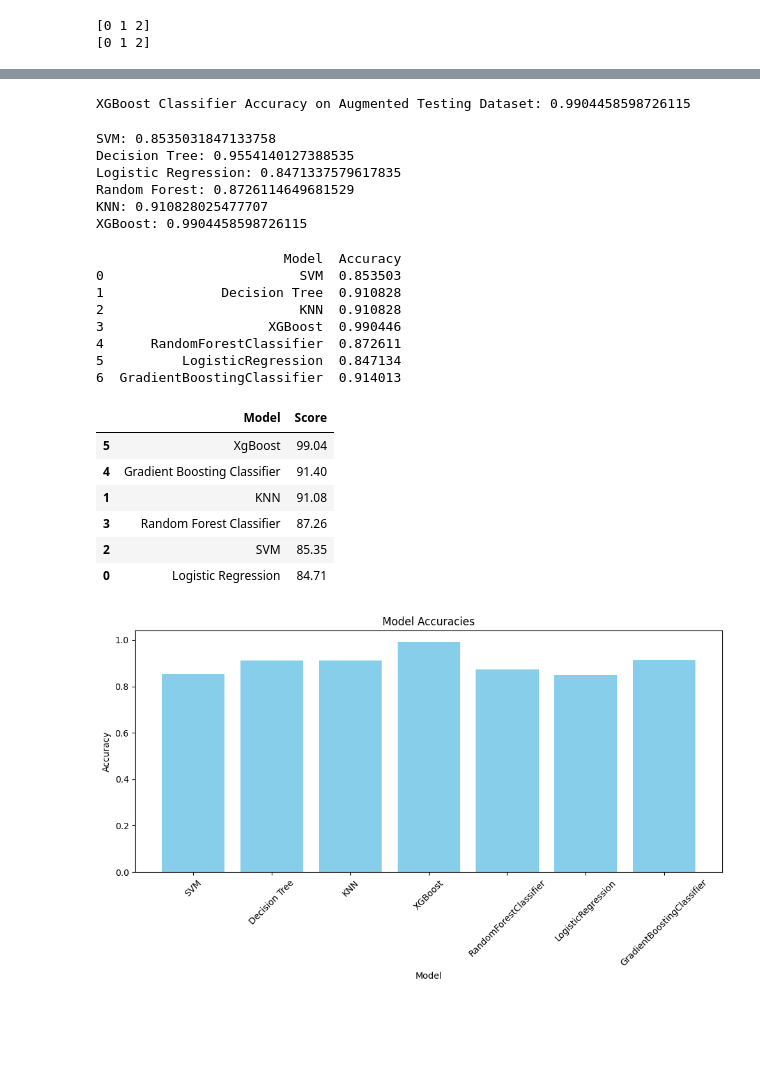
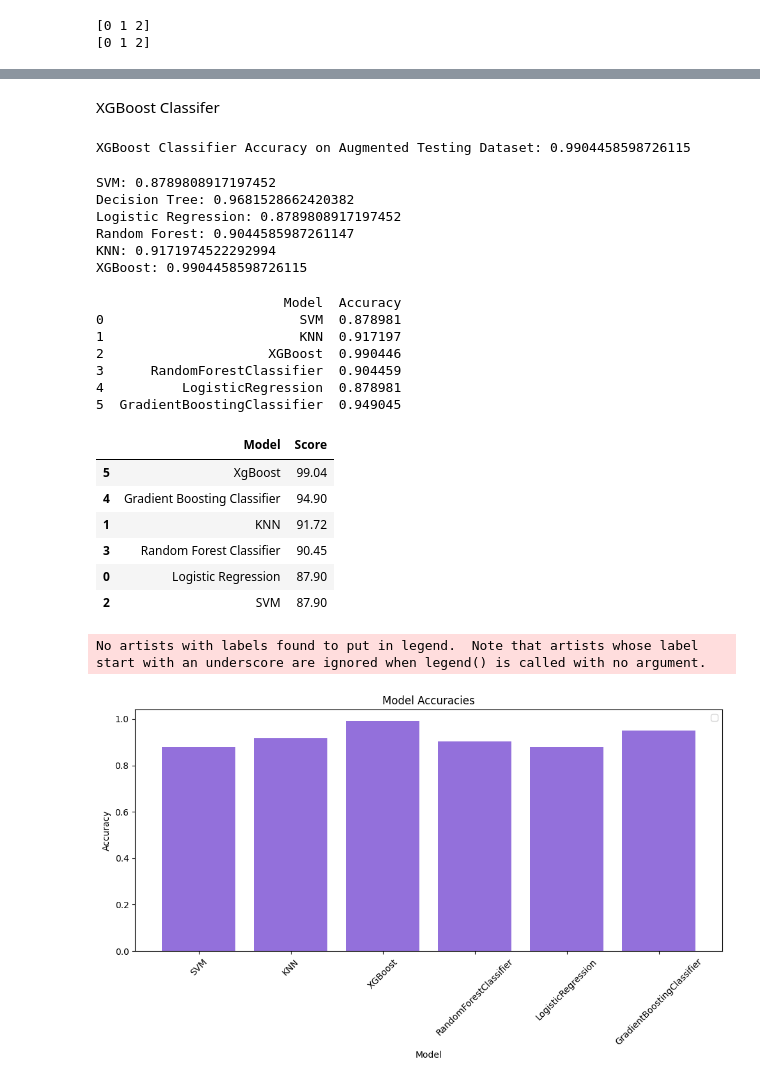
Before and after one commit to srivishnumv/Cancer_Prediction_using_GenAI, a Jupyter notebook: Code/Gan.ipynb, the cells around one changed output, grey strips where cells are left out. Saved outputs shown, nothing was run; the diff lists cells and outputs as text; code cells hidden in the pictures; blank space fills up the shorter version.

Commit message:
model visualization changes

```diff
--- a/Code/Gan.ipynb
+++ b/Code/Gan.ipynb
@@ -7,2 +11,2 @@ from keras.optimizers import Adam
 # %%
-data = pd.read_csv('C:/Users/Srivishnu/OneDrive/Desktop/data.csv')
+data = pd.read_csv('C:/Users/Srivishnu/OneDrive/Desktop/Project_Code/Cancer_Prediction_using_GenAI/data.csv')
@@ -224,12 +254,0 @@ Logistic Regression Classifier Accuracy on Augmented Testing Dataset: 0.84713375
-# %%
-from sklearn.ensemble import RandomForestClassifier
-
-# Initialize Random Forest classifier
-rf_classifier = RandomForestClassifier(random_state=42)
-
-# Train the Random Forest classifier on the augmented training dataset
-rf_classifier.fit(X_train_augmented, y_train_encoded)
-
-# Evaluate the Random Forest classifier on the augmented testing dataset
-accuracy_rf = rf_classifier.score(X_test_augmented, y_test_encoded)
-print("Random Forest Classifier Accuracy on Augmented Testing Dataset:", accuracy_rf)
@@ -252,12 +270,0 @@ Gradient Boosting Classifier Accuracy on Augmented Testing Dataset: 0.9140127388
-# %%
-from sklearn.ensemble import GradientBoostingClassifier
-
-# Initialize Gradient Boosting classifier
-gb_classifier = GradientBoostingClassifier(random_state=42)
-
-# Train the Gradient Boosting classifier on the augmented training dataset
-gb_classifier.fit(X_train_augmented, y_train_encoded)
-
-# Evaluate the Gradient Boosting classifier on the augmented testing dataset
-accuracy_gb = gb_classifier.score(X_test_augmented, y_test_encoded)
-print("Gradient Boosting Classifier Accuracy on Augmented Testing Dataset:", accuracy_gb)
@@ -280,3 +287,5 @@ KNN Classifier Accuracy on Augmented Testing Dataset: 0.910828025477707
+# %% [markdown]
+XGBoost Classifer
 # %%
 from xgboost import XGBClassifier
 
@@ -307,19 +316,19 @@ model_scores['XGBoost'] = accuracy_xgb
 for model, score in model_scores.items():
     print(f"{model}: {score}")
 # %% [output]
-SVM: 0.8535031847133758
-Decision Tree: 0.9554140127388535
-Logistic Regression: 0.8471337579617835
-Random Forest: 0.8726114649681529
-KNN: 0.910828025477707
+SVM: 0.8789808917197452
+Decision Tree: 0.9681528662420382
+Logistic Regression: 0.8789808917197452
+Random Forest: 0.9044585987261147
+KNN: 0.9171974522292994
 XGBoost: 0.9904458598726115
 # %%
 import pandas as pd
 
 # Create a dictionary to store model names and their scores
 model_scores = {
-    'Model': ['SVM', 'Decision Tree', 'KNN', 'XGBoost','RandomForestClassifier','LogisticRegression','GradientBoostingClassifier'],
-    'Accuracy': [accuracy_augmented, accuracy_knn, accuracy_knn, accuracy_xgb,accuracy_rf,accuracy_lr,accuracy_gb]
+    'Model': ['SVM', 'KNN', 'XGBoost','RandomForestClassifier','LogisticRegression','GradientBoostingClassifier'],
+    'Accuracy': [accuracy_augmented, accuracy_knn, accuracy_xgb,accuracy_rf,accuracy_lr,accuracy_gb]
 }
 
 # Create a DataFrame from the dictionary
@@ -329,13 +338,12 @@ df_model_scores = pd.DataFrame(model_scores)
 print(df_model_scores)
 # %% [output]
                         Model  Accuracy
-0                         SVM  0.853503
-1               Decision Tree  0.910828
-2                         KNN  0.910828
-3                     XGBoost  0.990446
-4      RandomForestClassifier  0.872611
-5          LogisticRegression  0.847134
-6  GradientBoostingClassifier  0.914013
+0                         SVM  0.878981
+1                         KNN  0.917197
+2                     XGBoost  0.990446
+3      RandomForestClassifier  0.904459
+4          LogisticRegression  0.878981
+5  GradientBoostingClassifier  0.949045
 # %%
 models = pd.DataFrame({
     'Model': ['Logistic Regression', 'KNN', 'SVM','Random Forest Classifier', 'Gradient Boosting Classifier', 'XgBoost'],
@@ -346,28 +354,33 @@ models.sort_values(by = 'Score', ascending = False)
 # %% [output]
 |  | Model | Score |
 | 5 | XgBoost | 99.04 |
-| 4 | Gradient Boosting Classifier | 91.40 |
-| 1 | KNN | 91.08 |
-| 3 | Random Forest Classifier | 87.26 |
-| 2 | SVM | 85.35 |
-| 0 | Logistic Regression | 84.71 |
+| 4 | Gradient Boosting Classifier | 94.90 |
+| 1 | KNN | 91.72 |
+| 3 | Random Forest Classifier | 90.45 |
+| 0 | Logistic Regression | 87.90 |
+| 2 | SVM | 87.90 |
 # %%
 import matplotlib.pyplot as plt
 
+
+
 # Create a bar plot
 plt.figure(figsize=(10, 6))
-plt.bar(df_model_scores['Model'], df_model_scores['Accuracy'], color='skyblue')
+plt.bar(df_model_scores['Model'], df_model_scores['Accuracy'], color='mediumpurple')
 
 # Add labels and title
 plt.xlabel('Model')
 plt.ylabel('Accuracy')
 plt.title('Model Accuracies')
 
+
 # Rotate x-axis labels for better readability
 plt.xticks(rotation=45)
+plt.legend(loc="upper right", fontsize=10)
 
 # Show plot
 plt.tight_layout()
 plt.show()
 # %% [output]
+No artists with labels found to put in legend.  Note that artists whose label start with an underscore are ignored when legend() is called with no argument.
-[figure, old version]
+[figure, new version]
```
Also changed, not shown: parts of 27 cells of this notebook, 2 other files.
